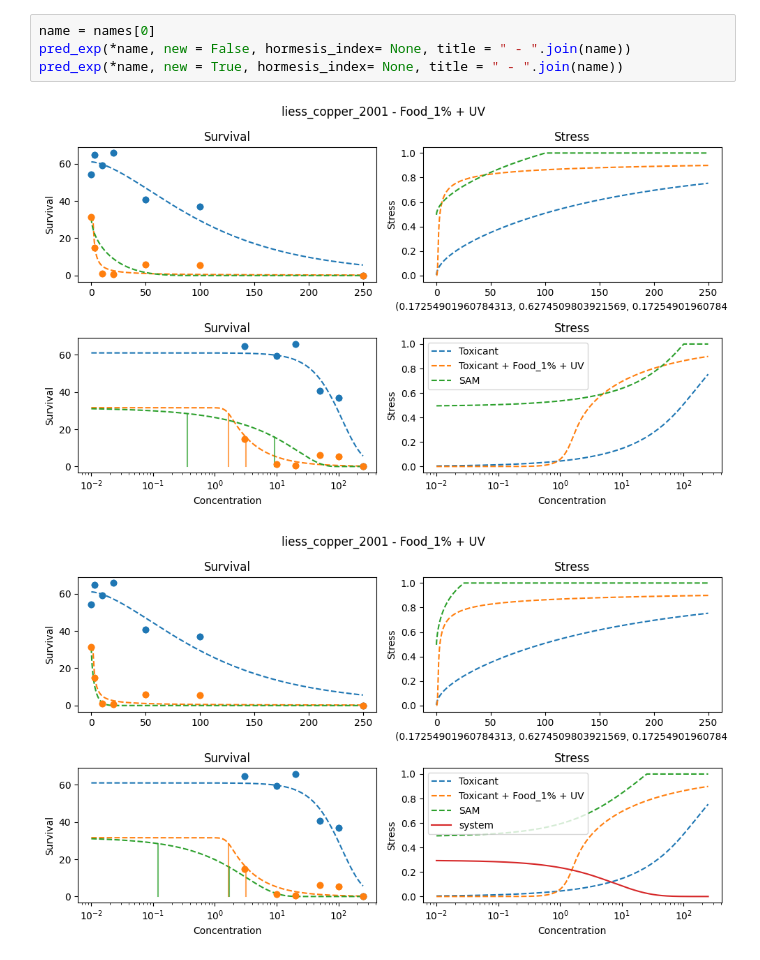
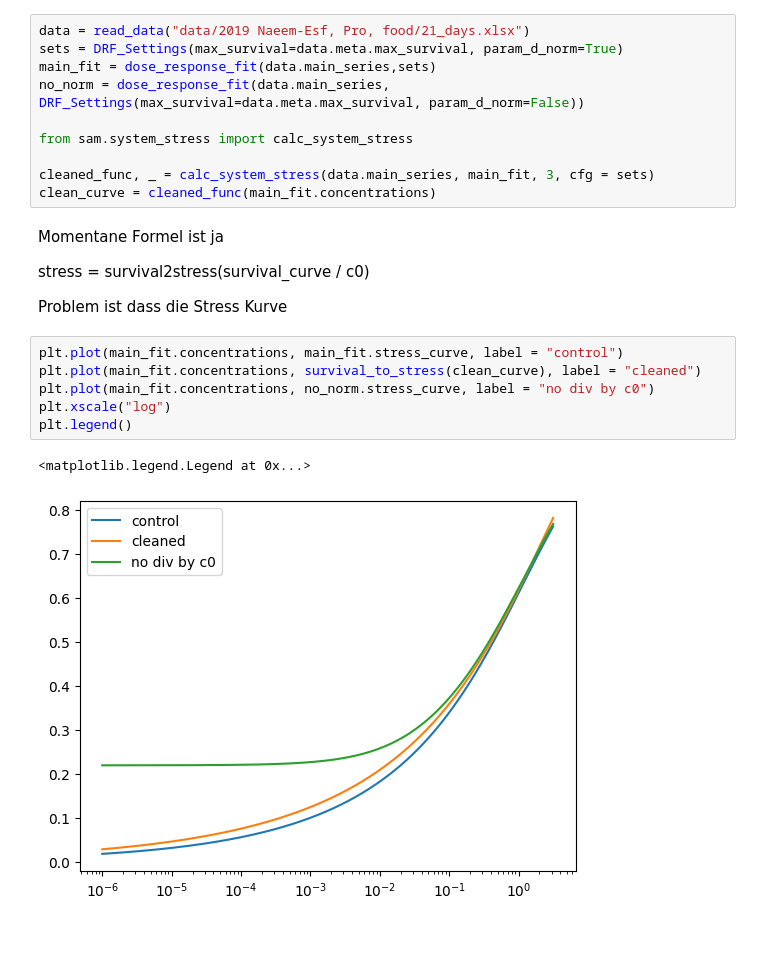
Before and after one commit to ffhammer/sam, a Jupyter notebook: scripts/sub_system_stress.ipynb, the cells around one changed output. Saved outputs shown, nothing was run; the diff lists cells and outputs as text.

```diff
--- a/scripts/sub_system_stress.ipynb
+++ b/scripts/sub_system_stress.ipynb
@@ -76,7 +70,26 @@ for name in names:
-# %%
-name = names[0]
-pred_exp(*name, new = False, hormesis_index= None, title = " - ".join(name))
-pred_exp(*name, new = True, hormesis_index= None, title = " - ".join(name))
-# %% [output]
-[figure, removed]
-[figure, removed]
+# %%
+data = read_data("data/2019 Naeem-Esf, Pro, food/21_days.xlsx")
+sets = DRF_Settings(max_survival=data.meta.max_survival, param_d_norm=True)
+main_fit = dose_response_fit(data.main_series,sets)
+no_norm = dose_response_fit(data.main_series, DRF_Settings(max_survival=data.meta.max_survival, param_d_norm=False))
+
+from sam.system_stress import calc_system_stress
+
+cleaned_func, _ = calc_system_stress(data.main_series, main_fit, 3, cfg = sets)
+clean_curve = cleaned_func(main_fit.concentrations)
+# %% [markdown]
+Momentane Formel ist ja
+
+
+stress = survival2stress(survival_curve / c0)
+
+Problem ist dass die Stress Kurve
+# %%
+plt.plot(main_fit.concentrations, main_fit.stress_curve, label = "control")
+plt.plot(main_fit.concentrations, survival_to_stress(clean_curve), label = "cleaned")
+plt.plot(main_fit.concentrations, no_norm.stress_curve, label = "no div by c0")
+plt.xscale("log")
+plt.legend()
+# %% [output]
+<matplotlib.legend.Legend at 0x...>
+[figure, added]
```
Also changed, not shown: parts of 10 cells of this notebook, 2 other files.
